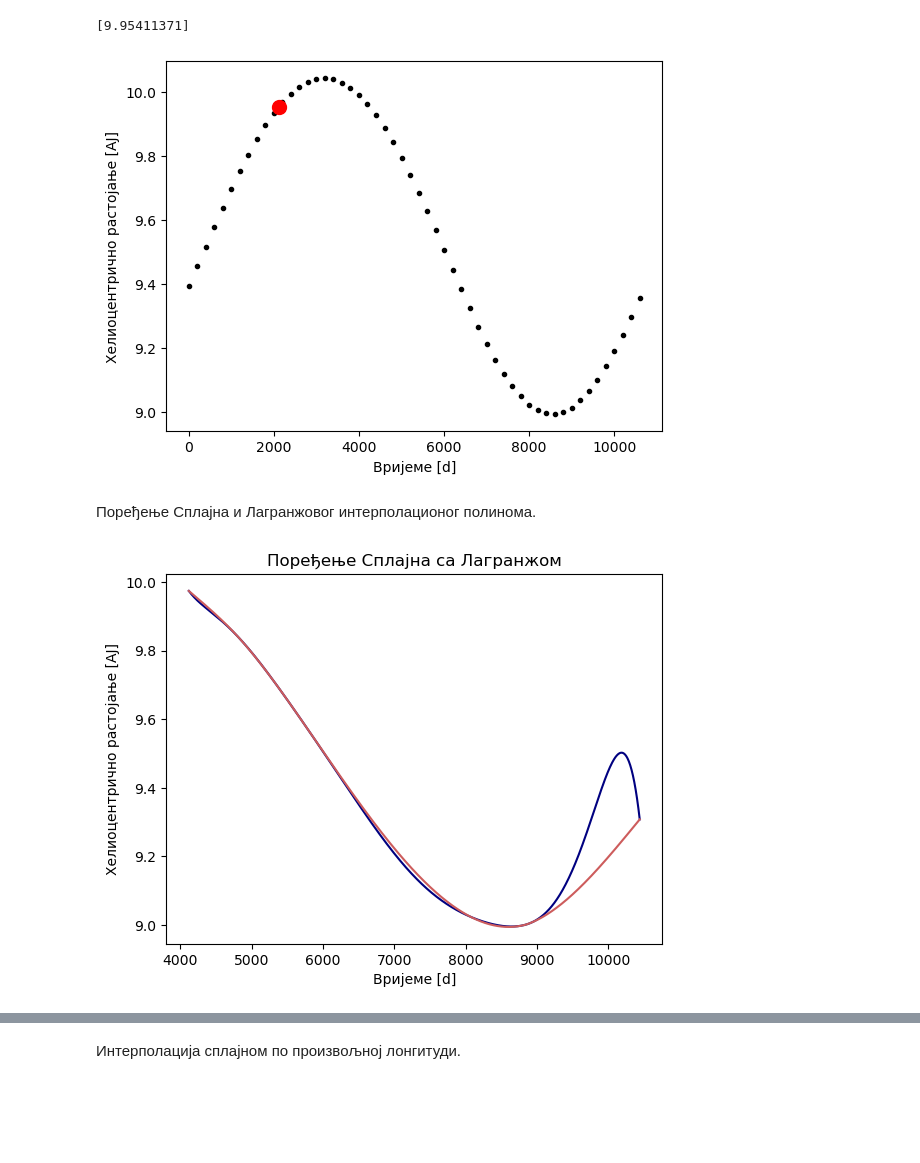
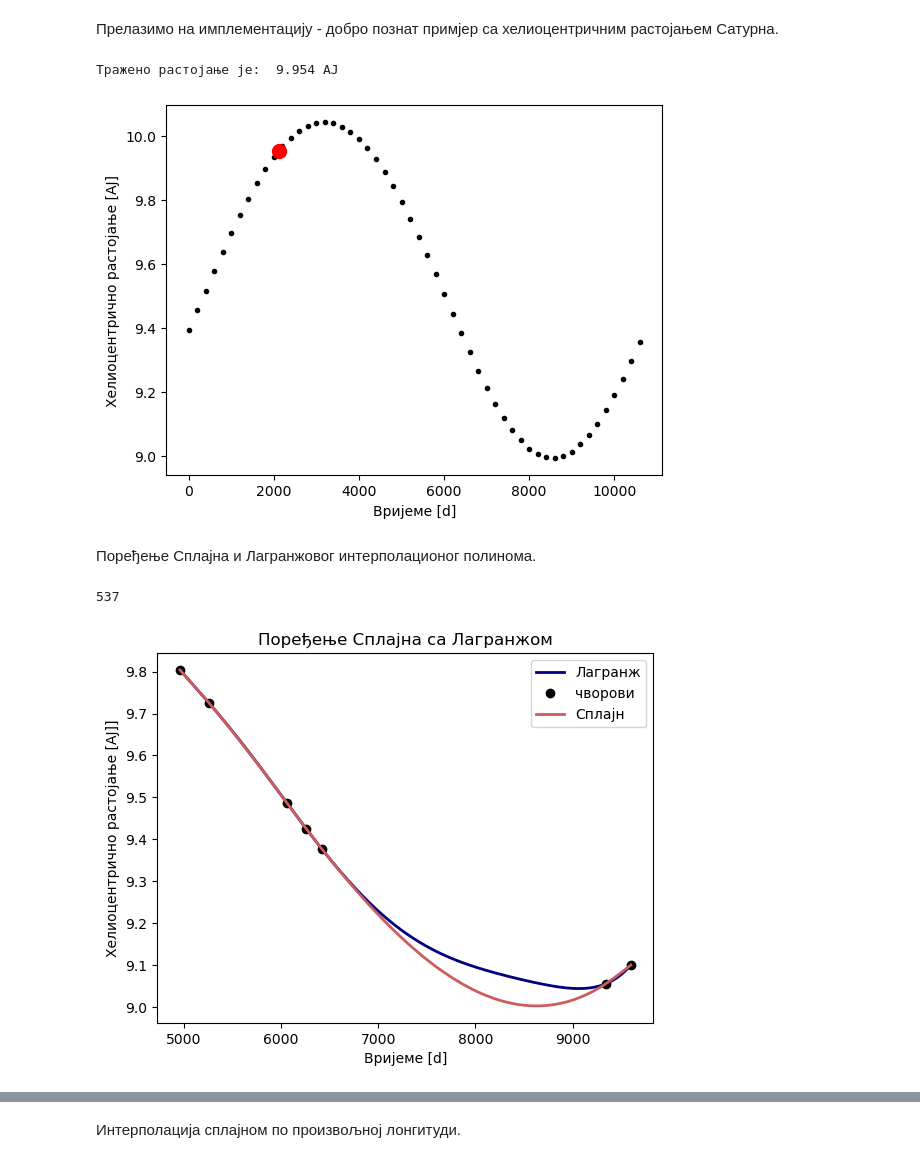
Before and after one commit to zorzeus/numericke-metode-u-astronomiji, a Jupyter notebook: nma_04.ipynb, the cells around one changed output, grey strips where cells are left out. Cells and saved outputs as stored; diff of their text form; code cells hidden in the pictures; blank space fills up the shorter version.

```diff
--- a/nma_04.ipynb
+++ b/nma_04.ipynb
@@ -10,3 +245,5 @@ import random
+# %% [markdown]
+Прелазимо на имплементацију - добро познат примјер са хелиоцентричним растојањем Сатурна.
 # %%
 t, x, y, z = np.loadtxt('Saturn.dat', skiprows=2, delimiter=',', unpack=True)
 
@@ -19,7 +256,7 @@ r = np.sqrt(x**2+y**2+z**2)
 # %%
 t0 = 2120
 r0 = spline_interp(t, r, [t0])
-print(r0)
+print('Тражено растојање је: ', np.round(r0[0], 3), 'АЈ')
 
 plt.plot(t, r, '.', color='black')
 plt.plot(t0, r0, 'o', color='red', markersize=10)
@@ -27,41 +264,45 @@ plt.xlabel('Вријеме [d]')
 plt.ylabel('Хелиоцентрично растојање [AJ]')
 plt.show()
 # %% [output]
-[9.95411371]
+Тражено растојање је:  9.954 АЈ
 [figure]
 # %% [markdown]
 Поређење Сплајна и Лагранжовог интерполационог полинома.
 # %%
 %run Interpolacioni_polinomi.ipynb
 
-t,x,y,z = np.loadtxt('Saturn.dat', skiprows=2, delimiter=',', unpack=True)
+t, x, y, z = np.loadtxt('Saturn.dat', skiprows=2, delimiter=',', unpack=True)
+print(len(t))
+broj_covorova = 7
+izbor_cvorova = random.sample(range(200, len(t)), broj_covorova)
 
-broj_covorova = 10
-izbor_cvorova = random.sample(range(200, len(t)), broj_covorova)
 izbor_cvorova.sort()
-t=t[izbor_cvorova]
-x=x[izbor_cvorova]
-y=y[izbor_cvorova]
-z=z[izbor_cvorova]
 
-r=np.sqrt(x**2+y**2+z**2)
+t = t[izbor_cvorova]
+x = x[izbor_cvorova]
+y = y[izbor_cvorova]
+z = z[izbor_cvorova]
 
-red=len(r)-1
+r = np.sqrt(x**2+y**2+z**2)
 
-tt=np.linspace(t[0],t[-1],1000)
+red = len(r)-1
 
-r_lagranz=lagranz(t,r,tt)
-plt.plot(tt,r_lagranz, color='navy', label='Lagranž')
-#plt.plot(t,r,'ok')
+tt = np.linspace(t[0], t[-1], 1000)
+
+r_lagranz = lagranz(t, r, tt)
+plt.plot(tt, r_lagranz, color='navy', label='Лагранж', lw=2)
+plt.plot(t, r, 'o', color='black', label='чворови')
 
 plt.xlabel('Вријеме [d]')
-plt.ylabel('Хелиоцентрично растојање [AJ]')
+plt.ylabel('Хелиоцентрично растојање [АЈ]]')
 
-r_splajn=spline_interp(t,r,tt)
+r_splajn = spline_interp(t, r, tt)
 
-plt.plot(tt,r_splajn, color='indianred', label='Splajn')
+plt.plot(tt, r_splajn, color='indianred', label='Сплајн', lw=2)
 
 plt.title('Поређење Сплајна са Лагранжом')
+plt.legend()
 plt.show()
 # %% [output]
+537
-[figure, old version]
+[figure, new version]
```
Also changed, not shown: parts of 17 cells of this notebook.
